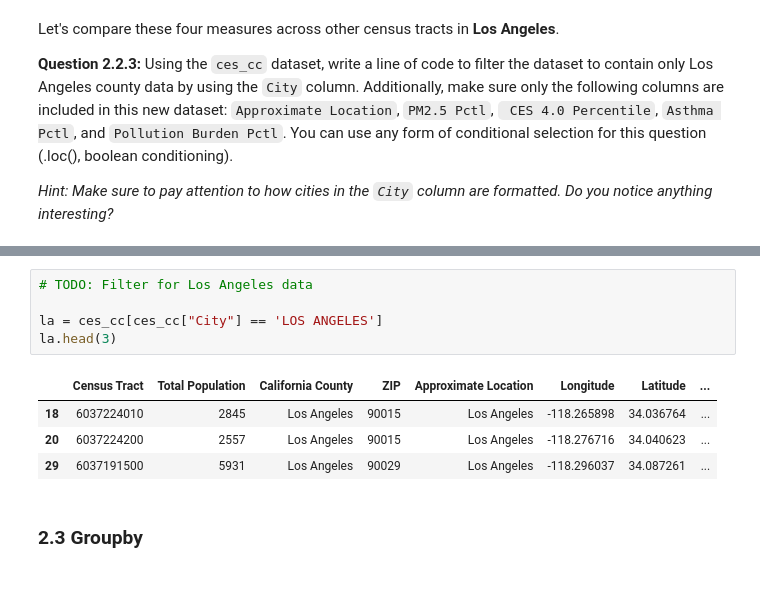
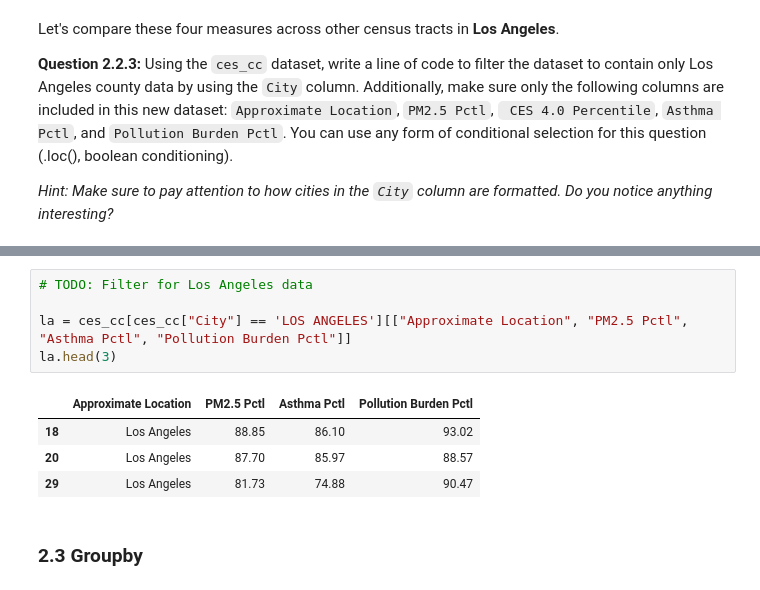
Before and after one commit to ds-modules/ecc-cs9, a Jupyter notebook: ces/proj1.ipynb, the cells around one changed output, grey strips where cells are left out. Saved outputs shown, nothing was run; the diff lists cells and outputs as text.

```diff
--- a/ces/proj1.ipynb
+++ b/ces/proj1.ipynb
@@ -454,13 +456,13 @@ la.head()
 # %%
 # TODO: Filter for Los Angeles data
 
-la = ces_cc[ces_cc["City"] == 'LOS ANGELES']
+la = ces_cc[ces_cc["City"] == 'LOS ANGELES'][["Approximate Location", "PM2.5 Pctl", "Asthma Pctl", "Pollution Burden Pctl"]]
 la.head(3)
 # %% [output]
-|  | Census Tract | Total Population | California County | ZIP | Approximate Location | Longitude | Latitude | ... |
-| 18 | 6037224010 | 2845 | Los Angeles | 90015 | Los Angeles | -118.265898 | 34.036764 | ... |
-| 20 | 6037224200 | 2557 | Los Angeles | 90015 | Los Angeles | -118.276716 | 34.040623 | ... |
-| 29 | 6037191500 | 5931 | Los Angeles | 90029 | Los Angeles | -118.296037 | 34.087261 | ... |
+|  | Approximate Location | PM2.5 Pctl | Asthma Pctl | Pollution Burden Pctl |
+| 18 | Los Angeles | 88.85 | 86.10 | 93.02 |
+| 20 | Los Angeles | 87.70 | 85.97 | 88.57 |
+| 29 | Los Angeles | 81.73 | 74.88 | 90.47 |
 # %% [markdown]
 ### 2.3 Groupby
 # %% [markdown]
```
Also changed, not shown: parts of 23 cells of this notebook.
